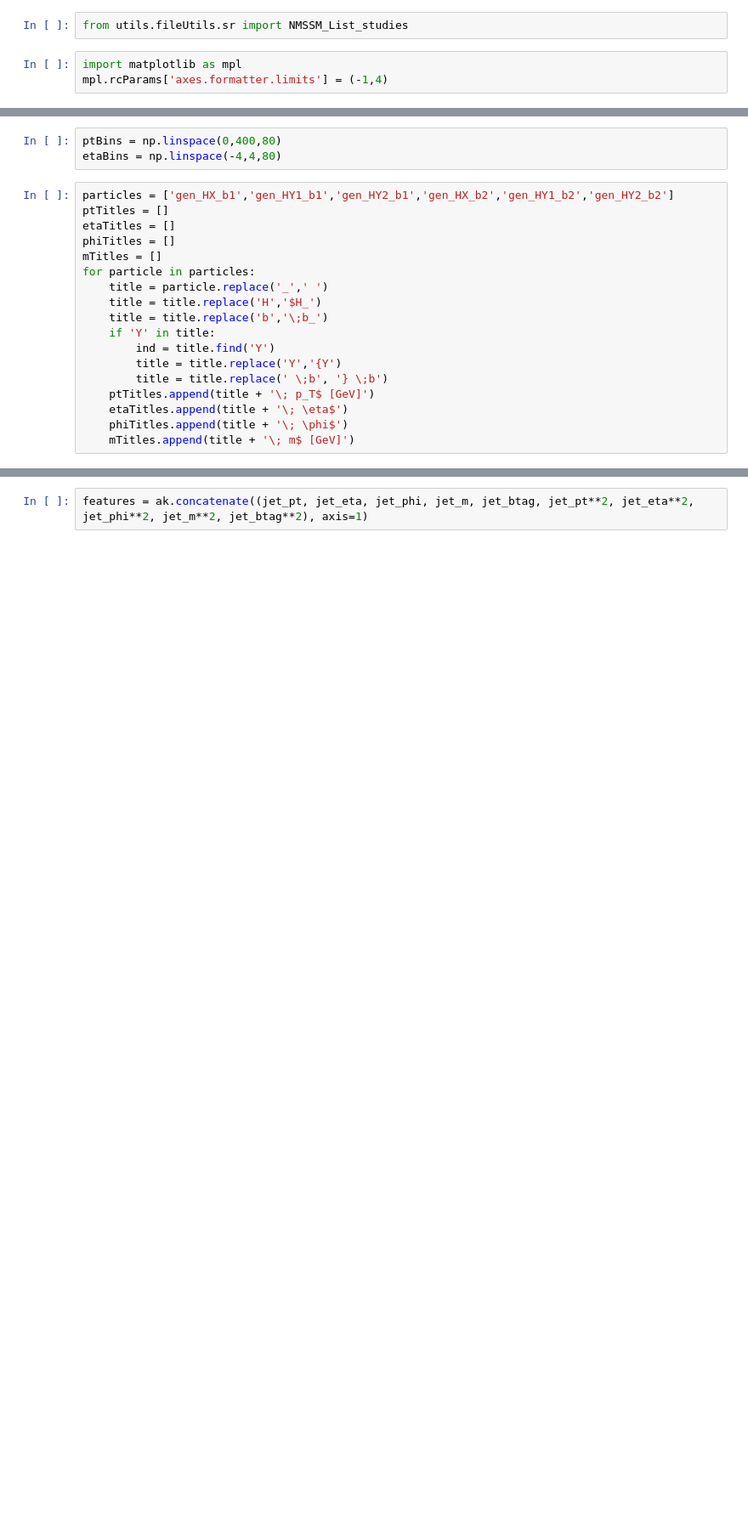
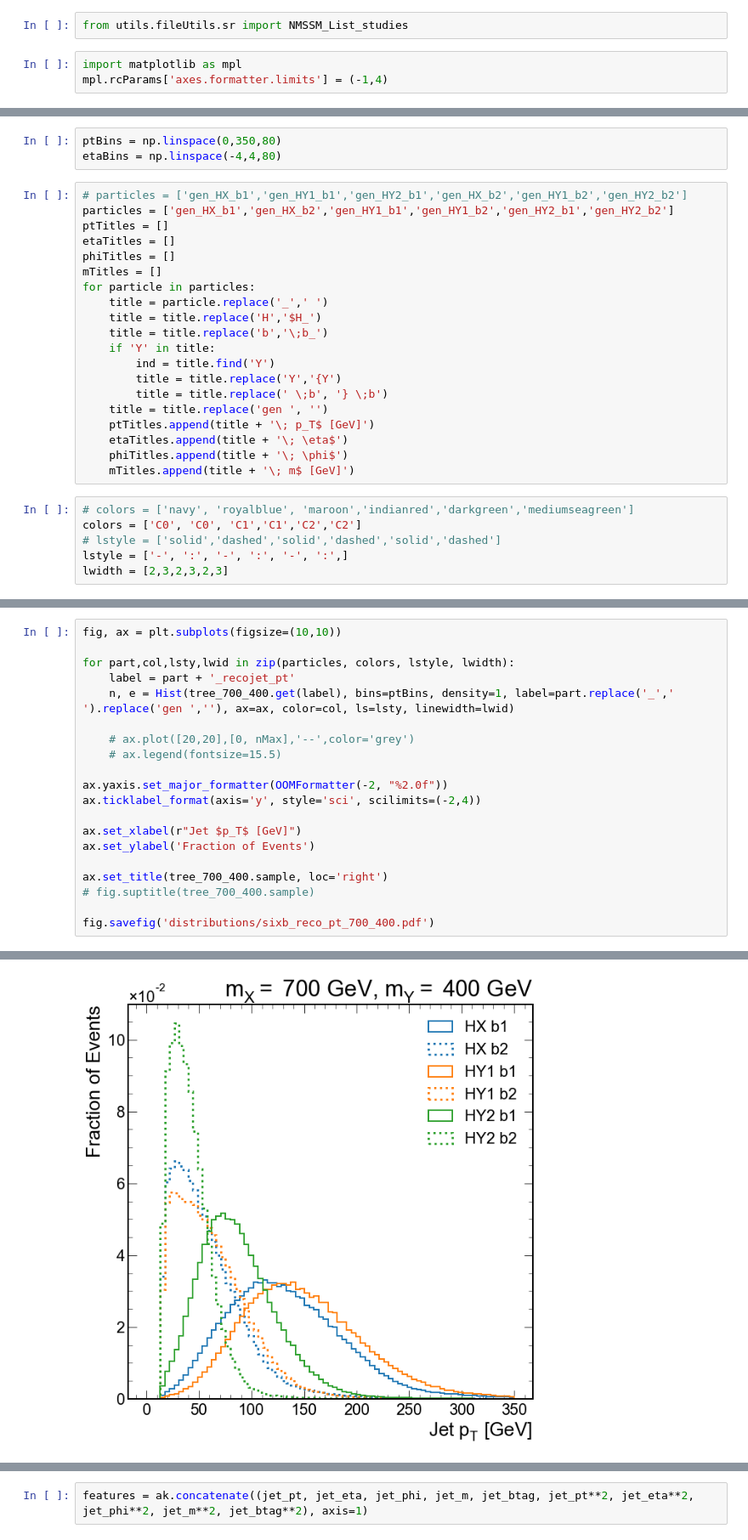
Before and after one commit to srosenzweig09/analysis, a Jupyter notebook: jupyter/1_signal_exploration/feature_exploration.ipynb, the cells around one changed output, grey strips where cells are left out. Shown at 85% size. Cells and saved outputs as stored; diff of their text form; blank space fills up the shorter version.

```diff
--- a/jupyter/1_signal_exploration/feature_exploration.ipynb
+++ b/jupyter/1_signal_exploration/feature_exploration.ipynb
@@ -9,8 +38,9 @@ tree_450_300 = Tree(NMSSM_List_studies[0], exploration=True)
 # %%
-ptBins = np.linspace(0,400,80)
+ptBins = np.linspace(0,350,80)
 etaBins = np.linspace(-4,4,80)
 # %%
-particles = ['gen_HX_b1','gen_HY1_b1','gen_HY2_b1','gen_HX_b2','gen_HY1_b2','gen_HY2_b2']
+# particles = ['gen_HX_b1','gen_HY1_b1','gen_HY2_b1','gen_HX_b2','gen_HY1_b2','gen_HY2_b2']
+particles = ['gen_HX_b1','gen_HX_b2','gen_HY1_b1','gen_HY1_b2','gen_HY2_b1','gen_HY2_b2']
 ptTitles = []
 etaTitles = []
 phiTitles = []
@@ -23,7 +53,14 @@ for particle in particles:
         ind = title.find('Y')
         title = title.replace('Y','{Y')
         title = title.replace(' \;b', '} \;b')
+    title = title.replace('gen ', '')
     ptTitles.append(title + '\; p_T$ [GeV]')
     etaTitles.append(title + '\; \eta$')
     phiTitles.append(title + '\; \phi$')
     mTitles.append(title + '\; m$ [GeV]')
+# %%
+# colors = ['navy', 'royalblue', 'maroon','indianred','darkgreen','mediumseagreen']
+colors = ['C0', 'C0', 'C1','C1','C2','C2']
+# lstyle = ['solid','dashed','solid','dashed','solid','dashed']
+lstyle = ['-', ':', '-', ':', '-', ':',]
+lwidth = [2,3,2,3,2,3]
@@ -29,0 +71,21 @@ for particle in particles:
+# %%
+fig, ax = plt.subplots(figsize=(10,10))
+
+for part,col,lsty,lwid in zip(particles, colors, lstyle, lwidth):
+    label = part + '_recojet_pt'
+    n, e = Hist(tree_700_400.get(label), bins=ptBins, density=1, label=part.replace('_',' ').replace('gen ',''), ax=ax, color=col, ls=lsty, linewidth=lwid)
+
+    # ax.plot([20,20],[0, nMax],'--',color='grey')
+    # ax.legend(fontsize=15.5)
+
+ax.yaxis.set_major_formatter(OOMFormatter(-2, "%2.0f"))
+ax.ticklabel_format(axis='y', style='sci', scilimits=(-2,4))
+
+ax.set_xlabel(r"Jet $p_T$ [GeV]")
+ax.set_ylabel('Fraction of Events')
+
+ax.set_title(tree_700_400.sample, loc='right')
+# fig.suptitle(tree_700_400.sample)
+
+fig.savefig('distributions/sixb_reco_pt_700_400.pdf')
+# %% [output]
@@ -29,0 +95 @@ for particle in particles:
+[figure, added]
```
Also changed, not shown: parts of 27 cells of this notebook.
